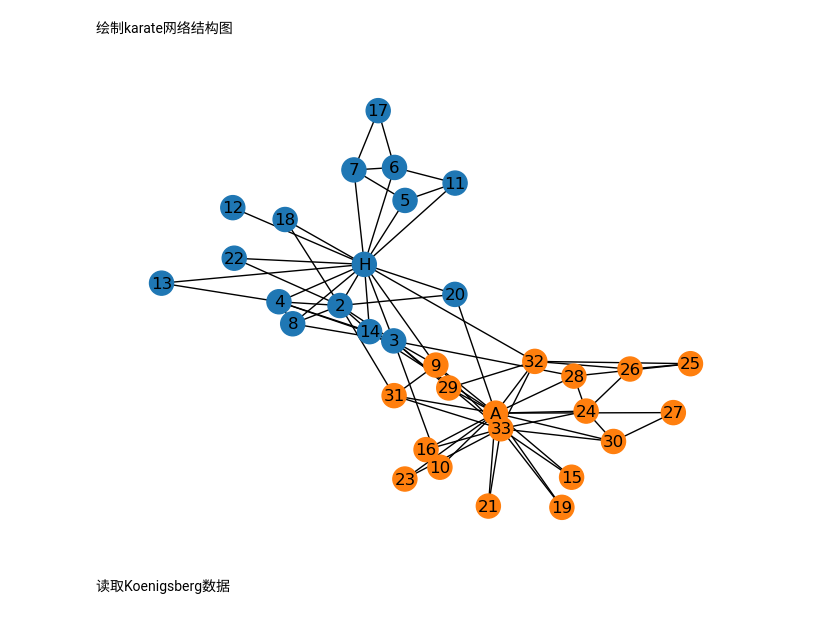
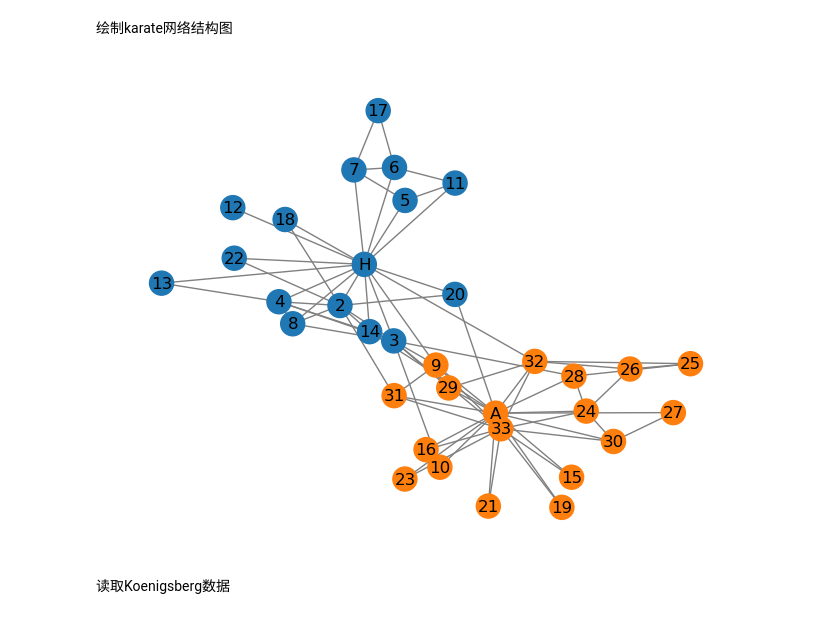
Before and after one commit to z-my-cn/NSDA, a Jupyter notebook: Code/Python/Ch01.ipynb, the cells around one changed output. Drawn from its saved outputs; the diff is of its cells as text; code cells hidden in the pictures.

```diff
--- a/Code/Python/Ch01.ipynb
+++ b/Code/Python/Ch01.ipynb
@@ -28,12 +28,12 @@ Edge list:
 # %%
 pos = nx.spring_layout(karate, seed=42)
 nx.draw(
     karate, pos,
     labels=nx.get_node_attributes(karate, 'label'),
-    node_color=map_color(karate),
+    node_color=map_color(karate), edge_color='gray'
 )
 # %% [output]
-[figure, old version]
+[figure, new version]
 # %% [markdown]
 读取Koenigsberg数据
 # %%
```
Also changed, not shown: parts of 2 cells of this notebook.
